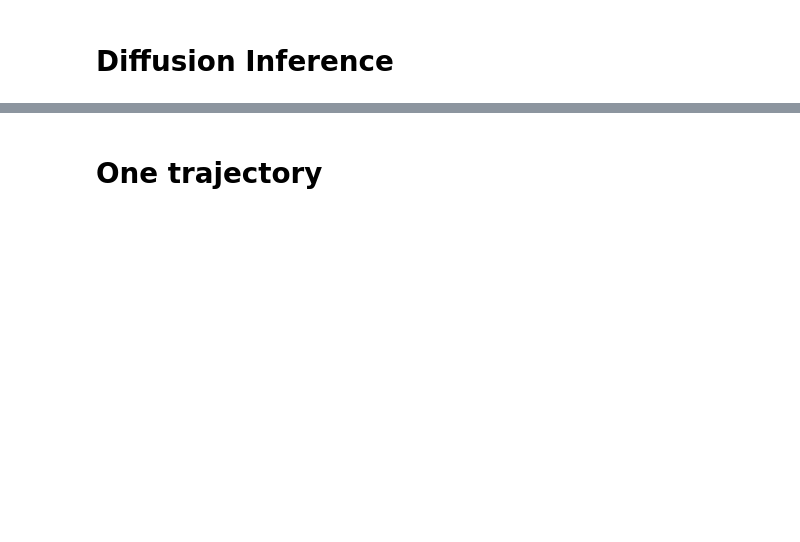
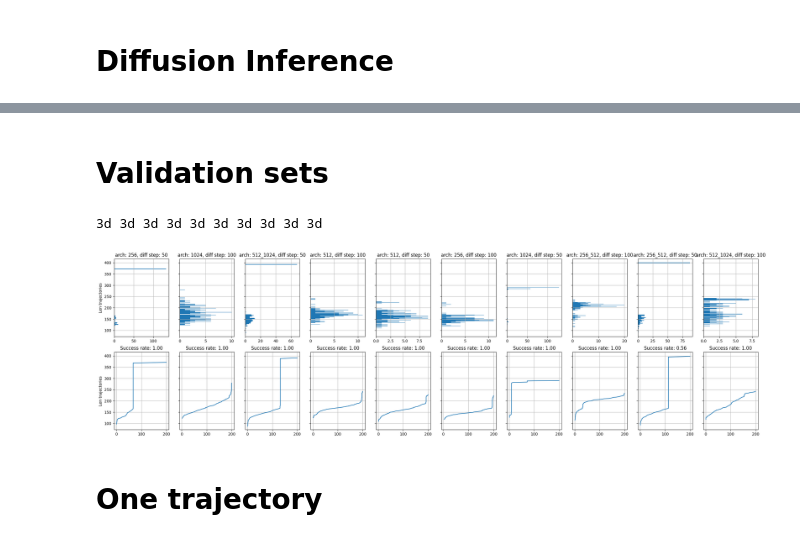
Before and after one commit to matteoguarrera/planning, a Jupyter notebook: DiffusionInference.ipynb, the cells around one changed output, grey strips where cells are left out. Cells and saved outputs as stored; diff of their text form; code cells hidden in the pictures; blank space fills up the shorter version.

```diff
--- a/DiffusionInference.ipynb
+++ b/DiffusionInference.ipynb
@@ -1,9 +1,2 @@
 # %% [markdown]
 # Diffusion Inference
-# %%
-from diffusion import testing, plt
-
-ckpt_path = 'pretrained/2d_arch128_e10_d50_edim256_ks3_par1_20e06_date04_25_19_22_02/model_ema_2d_9.ckpt'
-data, trajectories, ended_correctly = testing(ckpt_path, max_steps=400, n_sim=1)
-
-print(ended_correctly)
@@ -21,3 +42,36 @@ Pretrained weights loaded.
+# %% [markdown]
+# Validation sets
+# %%
+fig, (axs1, axs2) = plt.subplots(2, 10, figsize = (30, 8), sharey=True)
+list_3d = [i for i in os.listdir('inference/') if '3d' in i]
+
+for ckpt_path, ax1, ax2 in zip(list_3d, axs1, axs2):
+
+    result = parse('{}_arch{}_e{}_d{}_edim{}_ks{}_par{}_date{}', ckpt_path)
+    system_name, arch, diff = result[0], result[1], result[3]
+    print(system_name, end = ' ')
+    f = open(f'inference/{ckpt_path}/data.pkl', 'rb')
+    data = pickle.load(f) # REWARD, TRAJECTORIES
+    f.close()
+
+    freq, thres, _ = ax1.hist(data[:,-1], bins = 100, orientation='horizontal');
+
+
+    ax1.set_title(f'arch: {arch}, diff step: {diff}')
+    ax1.grid()
+
+
+    ax2.set_title(f'Success rate: {np.sum(data[:, 0])/data[:,0].shape[0]:.2f}')
+    ax2.plot(np.cumsum(freq), thres[:-1]);
+    ax2.grid()
+
+axs1[0].set_ylabel('Len trajectories')
+axs2[0].set_ylabel('Len trajectories')
+
+# plt.savefig('validation_3d.pdf', bbox_inches = 'tight', pad_inches = 0)
+# %% [output]
+3d 3d 3d 3d 3d 3d 3d 3d 3d 3d
+[figure, added]
 # %% [markdown]
 # One trajectory
 # %%
```
Also changed, not shown: parts of 8 cells of this notebook, 2 other files.
